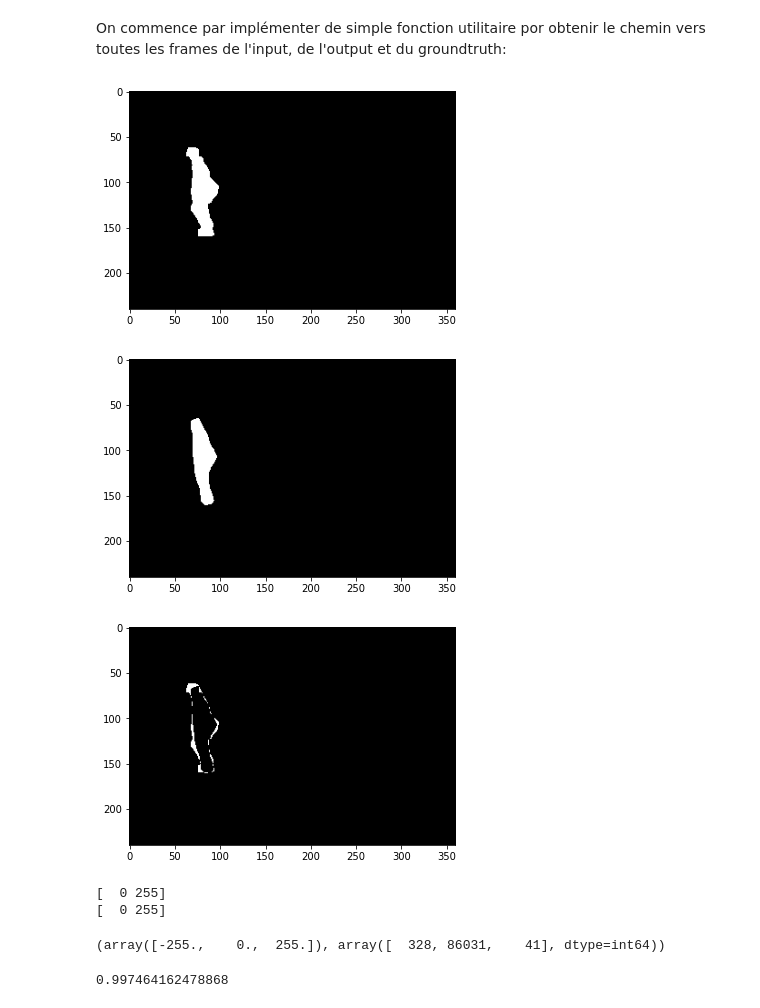
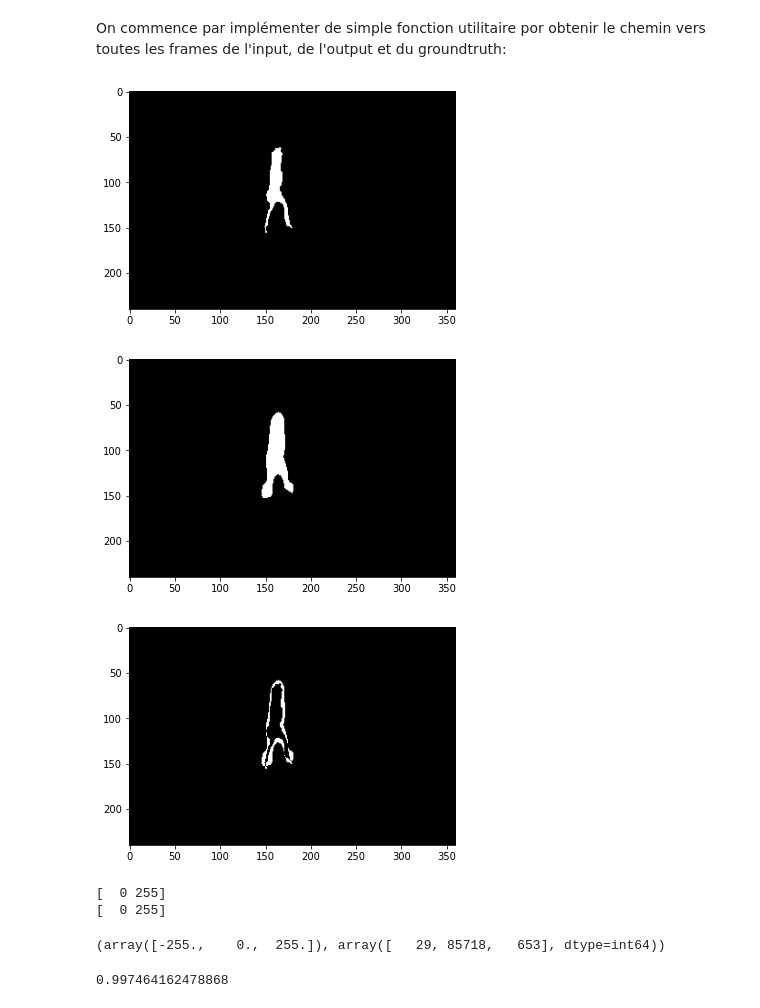
Before and after one commit to GuillaumeGirouard/INF6804, a Jupyter notebook: TP2/tp2.ipynb, the cells around one changed output. Saved outputs shown, nothing was run; the diff lists cells and outputs as text; code cells hidden in the pictures.

```diff
--- a/TP2/tp2.ipynb
+++ b/TP2/tp2.ipynb
@@ -123,36 +123,36 @@ output_data_sem_seg,output_data_vibe=output_dataset(labels)
 # %%
 nb_image,input_data,groundTruth_data=init_dataset(labels)
 # %%
-im_out=io.imread(output_data_vibe["pedestrians"][1010])
-im_out=io.imread(output_data_sem_seg["pedestrians"][1010])
+im_out=io.imread(output_data_vibe["pedestrians"][370])
+im_out=io.imread(output_data_sem_seg["pedestrians"][370])
 im_out[im_out==188]=255
-grdtruth=io.imread(groundTruth_data["pedestrians"][1010])
+grdtruth=io.imread(groundTruth_data["pedestrians"][370])
 #grdtruth[grdtruth>=170]=255
-grdtruth[grdtruth>=50]=255
+#grdtruth[grdtruth>=50]=255
 
 #sol pour plus de perf pour vibe
 #im_out=cv2.blur(im_out,(5,5))
 #im_out[im_out!=0]=255 -> seuil(ici =0) réglable
 
-#grdtruth[grdtruth<=170]=0
-#grdtruth[grdtruth<=50]=0
+grdtruth[grdtruth<=170]=0
+grdtruth[grdtruth<=50]=0
 plt.imshow(grdtruth,cmap="gray")
 plt.show()
 plt.imshow(im_out,cmap="gray")
 plt.show()
 plt.imshow(abs(im_out.astype(float)-grdtruth.astype(float)),cmap="gray")
 plt.show()
 print(np.unique(grdtruth))
 print(np.unique(im_out))
 #print(np.unique(im_g-im_out,return_counts=True))
 np.unique(im_out.astype(float)-grdtruth.astype(float),return_counts=True)
 # %% [output]
-[figure, old version]
+[figure, new version]
-[figure, old version]
+[figure, new version]
-[figure, old version]
+[figure, new version]
 [  0 255]
 [  0 255]
-(array([-255.,    0.,  255.]), array([  328, 86031,    41], dtype=int64))
+(array([-255.,    0.,  255.]), array([   29, 85718,   653], dtype=int64))
 # %%
 def PercentageCorrectClassification(img,groundtruth):
     res=np.unique(img.astype(float)-groundtruth.astype(float),return_counts=True)
```
Also changed, not shown: parts of 17 cells of this notebook.
